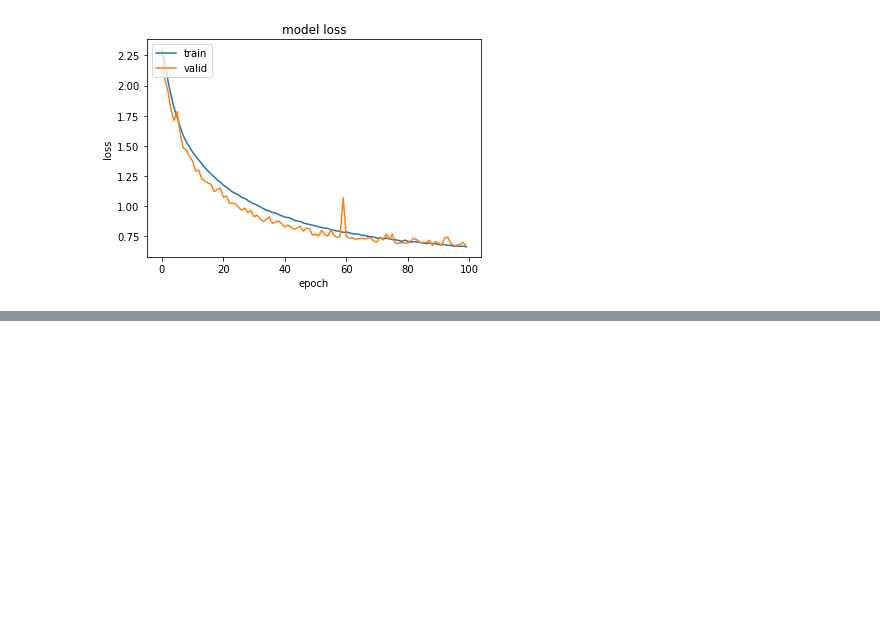
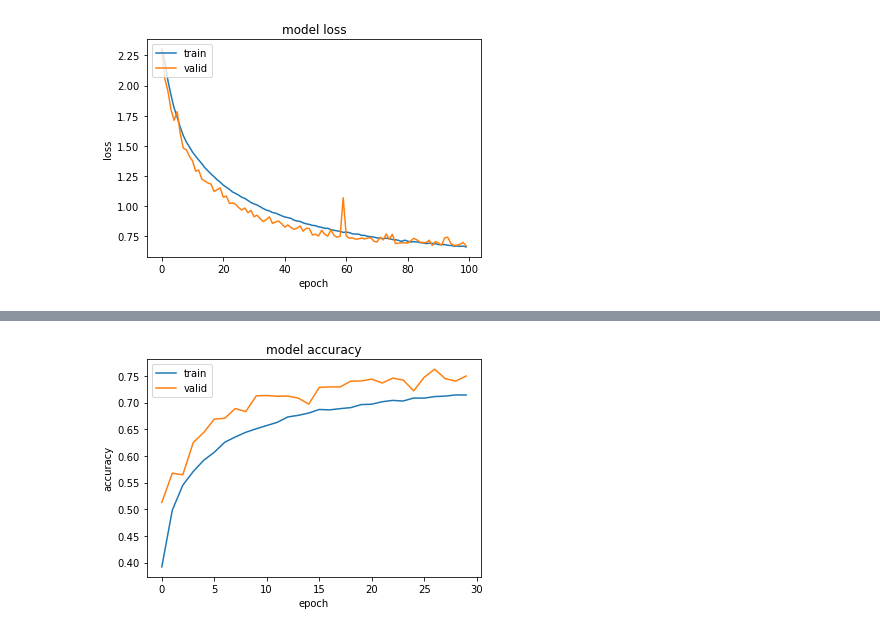
Before and after one commit to PeiLi-Sandman/machine_learning, a Jupyter notebook: HW2/HW2.ipynb, the cells around one changed output, grey strips where cells are left out. Saved outputs shown, nothing was run; the diff lists cells and outputs as text; code cells hidden in the pictures; blank space fills up the shorter version.

```diff
--- a/HW2/HW2.ipynb
+++ b/HW2/HW2.ipynb
@@ -207,3 +329,7 @@ Although the accuracy of training dataset has been improved, the accuracy of tes
+# %%
+model4.compile(loss='categorical_crossentropy',
+              optimizer=adam,
+              metrics=['accuracy'])
 # %%
 # add augmentation
 datagen = ImageDataGenerator(
@@ -214,6 +340,3 @@ datagen = ImageDataGenerator(
     #zoom_range=0.3
     )
 datagen.fit(x_train)
-# %%
-x_train=x_train.astype("float32")
-x_test=x_test.astype("float32")
@@ -223,4 +342,0 @@ y_test = keras.utils.to_categorical(y_test, num_classes)
-# %%
-from sklearn.model_selection import train_test_split
-
-x_train, x_val, y_train, y_val = train_test_split(x_train, y_train, test_size=0.2, random_state=42)
@@ -230,9 +343,8 @@ y_val = keras.utils.to_categorical(y_val, num_classes)
 # %%
-model.compile(loss='categorical_crossentropy', optimizer='SGD', metrics=['accuracy'])
-model.fit_generator(datagen.flow(x_train, y_train, batch_size=batch_size),
+history4 = model4.fit_generator(datagen.flow(x_train, y_train, batch_size=batch_size),
                     steps_per_epoch=x_train.shape[0] / batch_size,
                     epochs=30,
                     verbose=1,
-                    validation_data=(x_test, y_test))
+                    validation_data=(x_val, y_val))
 # %% [output]
 Epoch 1/30
@@ -305,0 +374,10 @@ _________________________________________________________________
+# %%
+plt.plot(history4.history['acc'])
+plt.plot(history4.history['val_acc'])
+plt.title('model accuracy')
+plt.ylabel('accuracy')
+plt.xlabel('epoch')
+plt.legend(['train', 'valid'], loc='upper left')
+plt.show()
+# %% [output]
+[figure, added]
```
Also changed, not shown: parts of 35 cells of this notebook.
